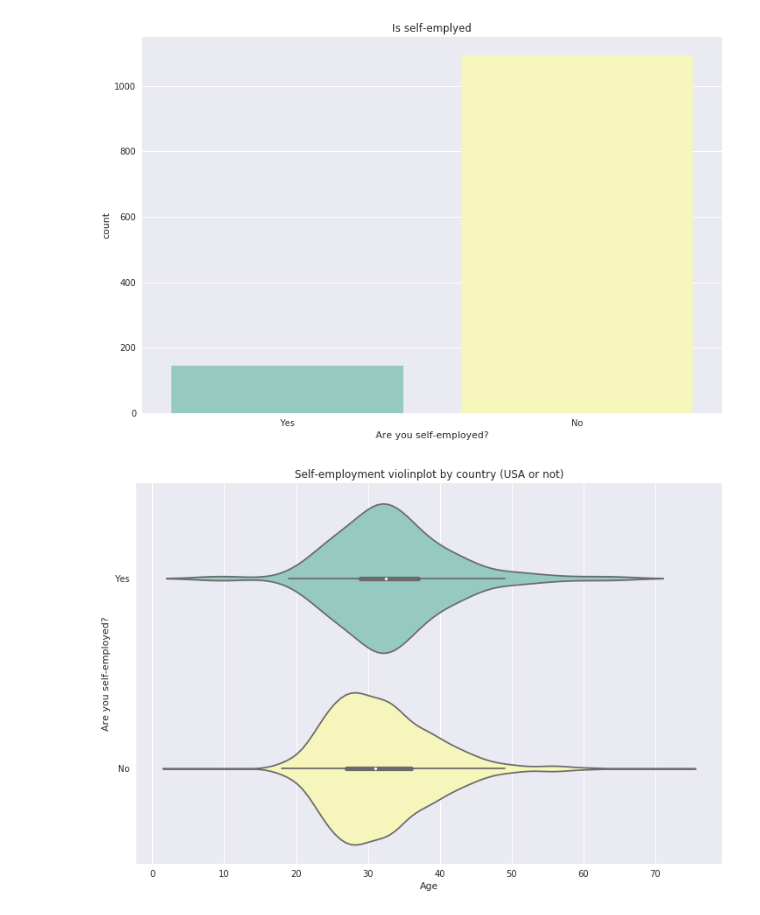
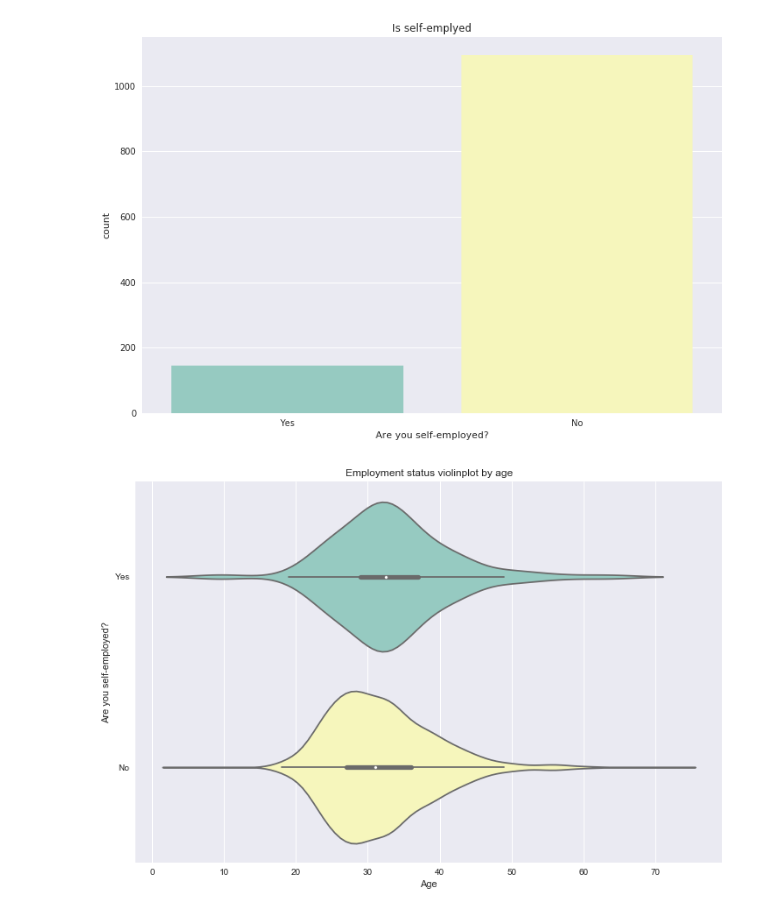
Before and after one commit to yungyong/mental-health-research, a Jupyter notebook: research.ipynb, the cells around one changed output. Cells and saved outputs as stored; diff of their text form; code cells hidden in the pictures.

```diff
--- a/research.ipynb
+++ b/research.ipynb
@@ -78,9 +78,13 @@ df.replace(
             'male': 'Male',
             'm': 'Male',
             'M': 'Male',
+            'Man': 'Male',
             'female': 'Female',
             'f': 'Female',
-            'F': 'Female'
+            'F': 'Female',
+            'Woman': 'Female',
+            'woman': 'Female'
+
         }
     },
     inplace=True
@@ -196,11 +200,11 @@ plt.show()
 [figure]
 # %%
 sns.violinplot(data=df, x='Age', y='self_employed', orient='h')
-plt.title('Self-employment violinplot by country (USA or not)')
+plt.title('Employment status violinplot by age')
 plt.ylabel('Are you self-employed?')
 plt.show()
 # %% [output]
-[figure, old version]
+[figure, new version]
 # %%
 g = sns.countplot(data=df, x='Gender', hue='self_employed')
 g.figure.get_axes()[0].legend(title='Are you self-employed?')
```
Also changed, not shown: parts of 28 cells of this notebook.
